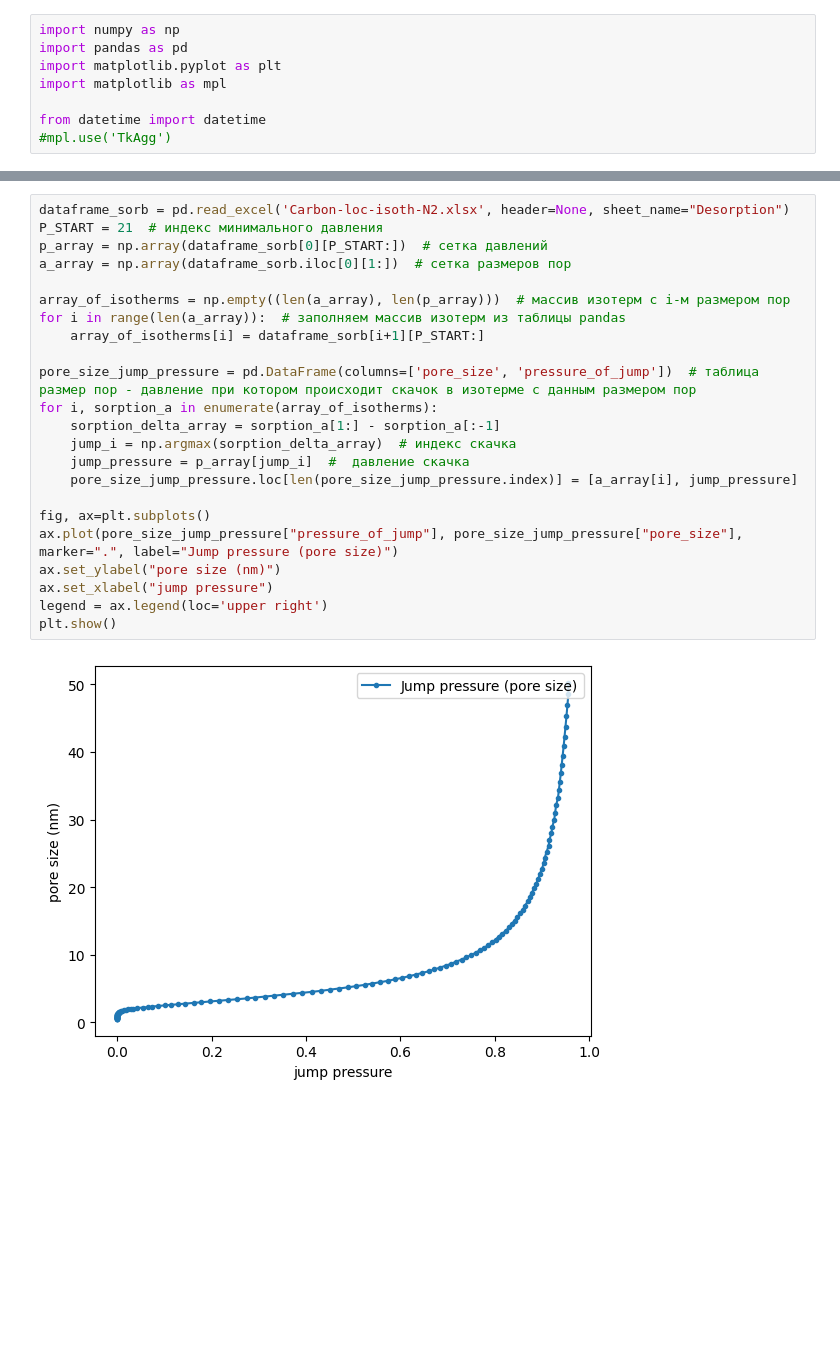
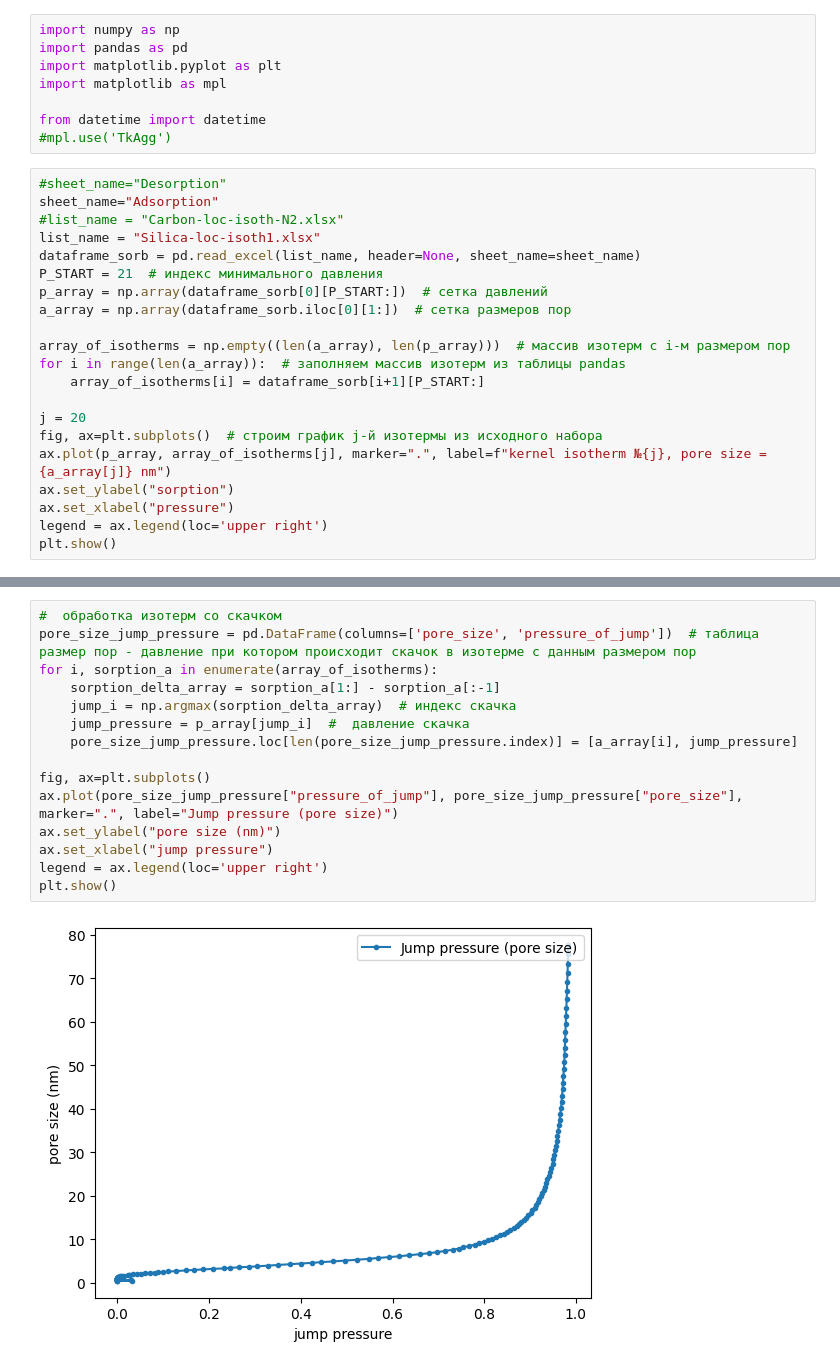
Before and after one commit to IDAnton/Isotherm, a Jupyter notebook: kernel_isotherm_generator.ipynb, the cells around one changed output, grey strips where cells are left out. Drawn from its saved outputs; the diff is of its cells as text; blank space fills up the shorter version.

```diff
--- a/kernel_isotherm_generator.ipynb
+++ b/kernel_isotherm_generator.ipynb
@@ -6,3 +6,24 @@ import matplotlib as mpl
 
 from datetime import datetime
 #mpl.use('TkAgg')
+# %%
+#sheet_name="Desorption"
+sheet_name="Adsorption"
+#list_name = "Carbon-loc-isoth-N2.xlsx"
+list_name = "Silica-loc-isoth1.xlsx"
+dataframe_sorb = pd.read_excel(list_name, header=None, sheet_name=sheet_name)
+P_START = 21  # индекс минимального давления
+p_array = np.array(dataframe_sorb[0][P_START:])  # сетка давлений
+a_array = np.array(dataframe_sorb.iloc[0][1:])  # сетка размеров пор
+
+array_of_isotherms = np.empty((len(a_array), len(p_array)))  # массив изотерм с i-м размером пор
+for i in range(len(a_array)):  # заполняем массив изотерм из таблицы pandas
+    array_of_isotherms[i] = dataframe_sorb[i+1][P_START:]
+
+j = 20
+fig, ax=plt.subplots()  # строим график j-й изотермы из исходного набора
+ax.plot(p_array, array_of_isotherms[j], marker=".", label=f"kernel isotherm №{j}, pore size = {a_array[j]} nm")
+ax.set_ylabel("sorption")
+ax.set_xlabel("pressure")
+legend = ax.legend(loc='upper right')
+plt.show()
@@ -9,26 +32,18 @@ from datetime import datetime
 # %%
-dataframe_sorb = pd.read_excel('Carbon-loc-isoth-N2.xlsx', header=None, sheet_name="Desorption")
-P_START = 21  # индекс минимального давления
-p_array = np.array(dataframe_sorb[0][P_START:])  # сетка давлений
-a_array = np.array(dataframe_sorb.iloc[0][1:])  # сетка размеров пор
-
-array_of_isotherms = np.empty((len(a_array), len(p_array)))  # массив изотерм с i-м размером пор
-for i in range(len(a_array)):  # заполняем массив изотерм из таблицы pandas
-    array_of_isotherms[i] = dataframe_sorb[i+1][P_START:]
-
+#  обработка изотерм со скачком
 pore_size_jump_pressure = pd.DataFrame(columns=['pore_size', 'pressure_of_jump'])  # таблица размер пор - давление при котором происходит скачок в изотерме с данным размером пор
 for i, sorption_a in enumerate(array_of_isotherms):
     sorption_delta_array = sorption_a[1:] - sorption_a[:-1]
     jump_i = np.argmax(sorption_delta_array)  # индекс скачка
     jump_pressure = p_array[jump_i]  #  давление скачка
     pore_size_jump_pressure.loc[len(pore_size_jump_pressure.index)] = [a_array[i], jump_pressure]
 
 fig, ax=plt.subplots()
 ax.plot(pore_size_jump_pressure["pressure_of_jump"], pore_size_jump_pressure["pore_size"], marker=".", label="Jump pressure (pore size)")
 ax.set_ylabel("pore size (nm)")
 ax.set_xlabel("jump pressure")
 legend = ax.legend(loc='upper right')
 plt.show()
 # %% [output]
-[figure, old version]
+[figure, new version]
 # %%
```
Also changed, not shown: parts of 12 cells of this notebook, 4 other files.
